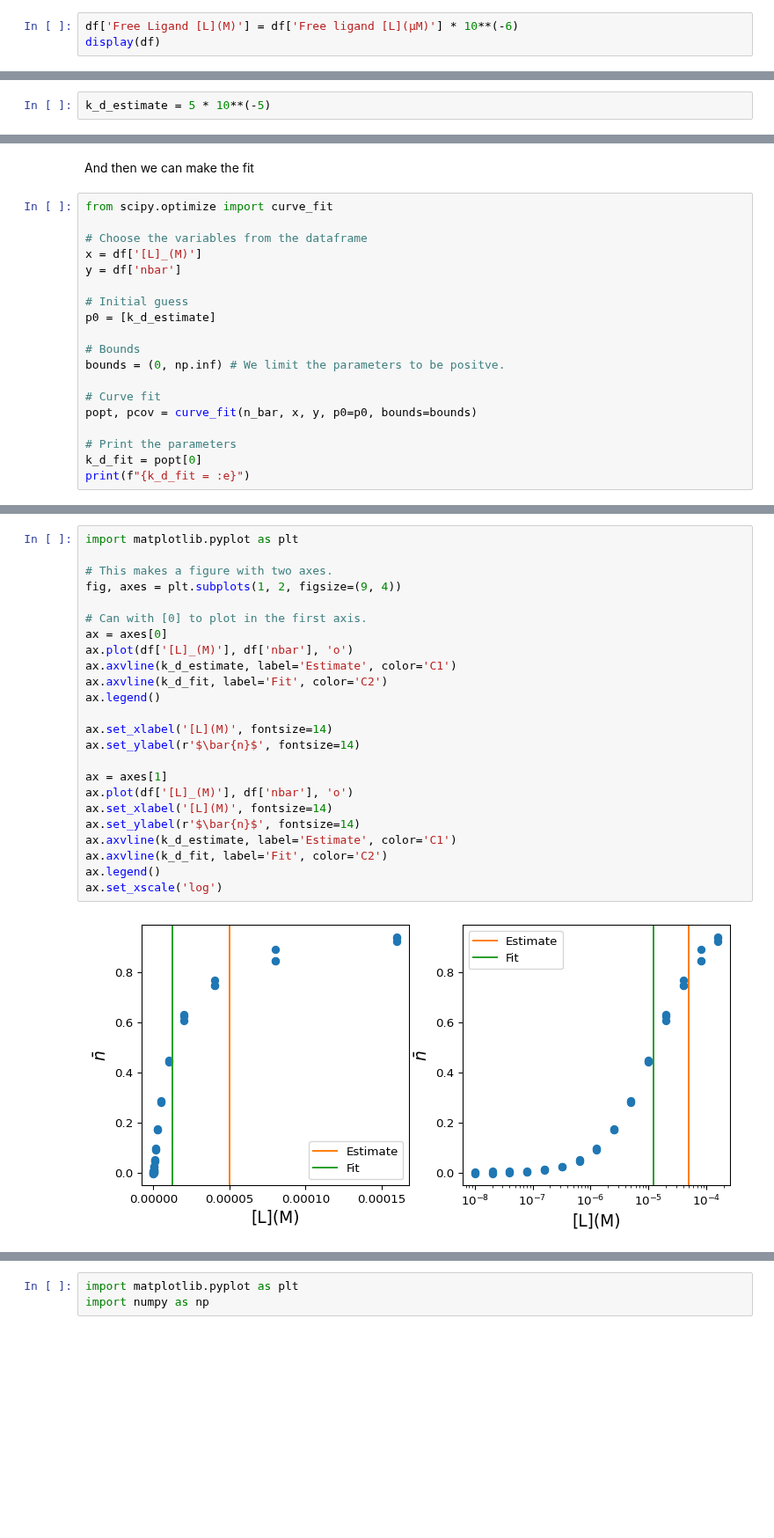
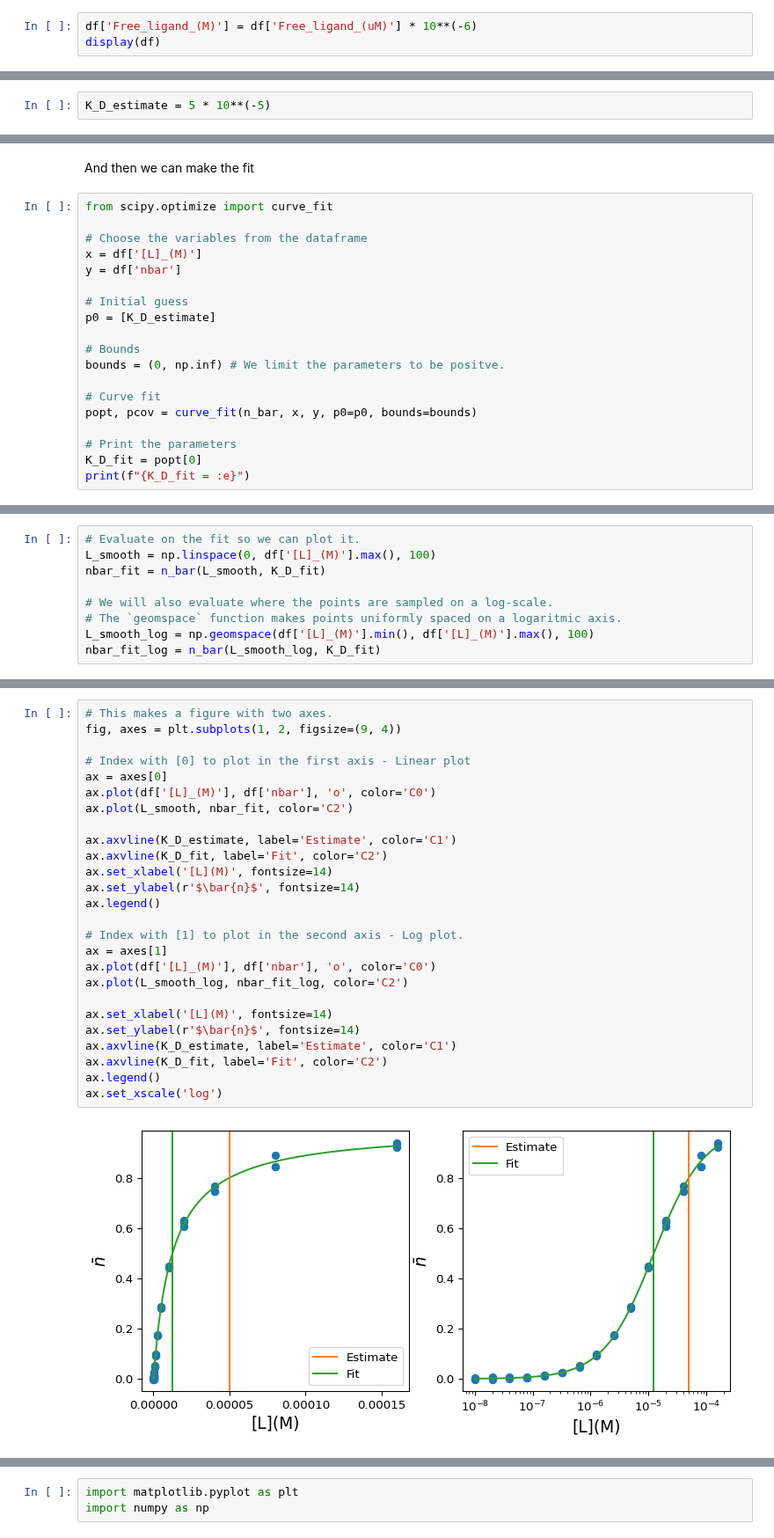
Before and after one commit to au-mbg/fysisk-biokemi, a Jupyter notebook: built_notebooks/master/week_46.ipynb, the cells around one changed output, grey strips where cells are left out. Shown at 88% size. Cells and saved outputs as stored; diff of their text form; blank space fills up the shorter version.

```diff
--- a/built_notebooks/master/week_46.ipynb
+++ b/built_notebooks/master/week_46.ipynb
@@ -310,7 +341,7 @@ the total concentration of the protein, \[$\text{P}_{\text{tot}}$\].
 Convert the concentrations of free ligand to SI-units given in M, add it
 as a row to the `DataFrame`.
 # %%
-df['Free Ligand [L](M)'] = df['Free ligand [L](µM)'] * 10**(-6)
+df['Free_ligand_(M)'] = df['Free_ligand_(uM)'] * 10**(-6)
 display(df)
 # %% [markdown]
 #### (c) Plot the data
@@ -678,7 +505,7 @@ ax.set_xscale('log')
 > Ths command `ax.set_xscale('log')` tells `matplotlib` that we want the
 > x-axis to use a log-scale.
 # %%
-k_d_estimate = 5 * 10**(-5)
+K_D_estimate = 5 * 10**(-5)
 # %% [markdown]
 #### (d) Make a fit
 
@@ -697,7 +524,7 @@ x = df['[L]_(M)']
 y = df['nbar']
 
 # Initial guess
-p0 = [k_d_estimate]
+p0 = [K_D_estimate]
 
 # Bounds
 bounds = (0, np.inf) # We limit the parameters to be positve.
@@ -706,6 +533,6 @@ bounds = (0, np.inf) # We limit the parameters to be positve.
 popt, pcov = curve_fit(n_bar, x, y, p0=p0, bounds=bounds)
 
 # Print the parameters
-k_d_fit = popt[0]
-print(f"{k_d_fit = :e}")
+K_D_fit = popt[0]
+print(f"{K_D_fit = :e}")
 # %% [output]
@@ -716,0 +545,9 @@ Use the figure below to compare your guess with the fitted value.
+# %%
+# Evaluate on the fit so we can plot it.
+L_smooth = np.linspace(0, df['[L]_(M)'].max(), 100)
+nbar_fit = n_bar(L_smooth, K_D_fit)
+
+# We will also evaluate where the points are sampled on a log-scale.
+# The `geomspace` function makes points uniformly spaced on a logaritmic axis.
+L_smooth_log = np.geomspace(df['[L]_(M)'].min(), df['[L]_(M)'].max(), 100)
+nbar_fit_log = n_bar(L_smooth_log, K_D_fit)
@@ -717,27 +556,29 @@ Use the figure below to compare your guess with the fitted value.
 # %%
-import matplotlib.pyplot as plt
-
 # This makes a figure with two axes.
 fig, axes = plt.subplots(1, 2, figsize=(9, 4))
 
-# Can with [0] to plot in the first axis.
+# Index with [0] to plot in the first axis - Linear plot
 ax = axes[0]
-ax.plot(df['[L]_(M)'], df['nbar'], 'o')
-ax.axvline(k_d_estimate, label='Estimate', color='C1')
-ax.axvline(k_d_fit, label='Fit', color='C2')
+ax.plot(df['[L]_(M)'], df['nbar'], 'o', color='C0')
+ax.plot(L_smooth, nbar_fit, color='C2')
+
+ax.axvline(K_D_estimate, label='Estimate', color='C1')
+ax.axvline(K_D_fit, label='Fit', color='C2')
+ax.set_xlabel('[L](M)', fontsize=14)
+ax.set_ylabel(r'$\bar{n}$', fontsize=14)
 ax.legend()
+
+# Index with [1] to plot in the second axis - Log plot.
+ax = axes[1]
+ax.plot(df['[L]_(M)'], df['nbar'], 'o', color='C0')
+ax.plot(L_smooth_log, nbar_fit_log, color='C2')
 
 ax.set_xlabel('[L](M)', fontsize=14)
 ax.set_ylabel(r'$\bar{n}$', fontsize=14)
-
-ax = axes[1]
-ax.plot(df['[L]_(M)'], df['nbar'], 'o')
-ax.set_xlabel('[L](M)', fontsize=14)
-ax.set_ylabel(r'$\bar{n}$', fontsize=14)
-ax.axvline(k_d_estimate, label='Estimate', color='C1')
-ax.axvline(k_d_fit, label='Fit', color='C2')
+ax.axvline(K_D_estimate, label='Estimate', color='C1')
+ax.axvline(K_D_fit, label='Fit', color='C2')
 ax.legend()
 ax.set_xscale('log')
 # %% [output]
-[figure, old version]
+[figure, new version]
 # %% [markdown]
```
Also changed, not shown: parts of 97 cells of this notebook, 13 other files.
